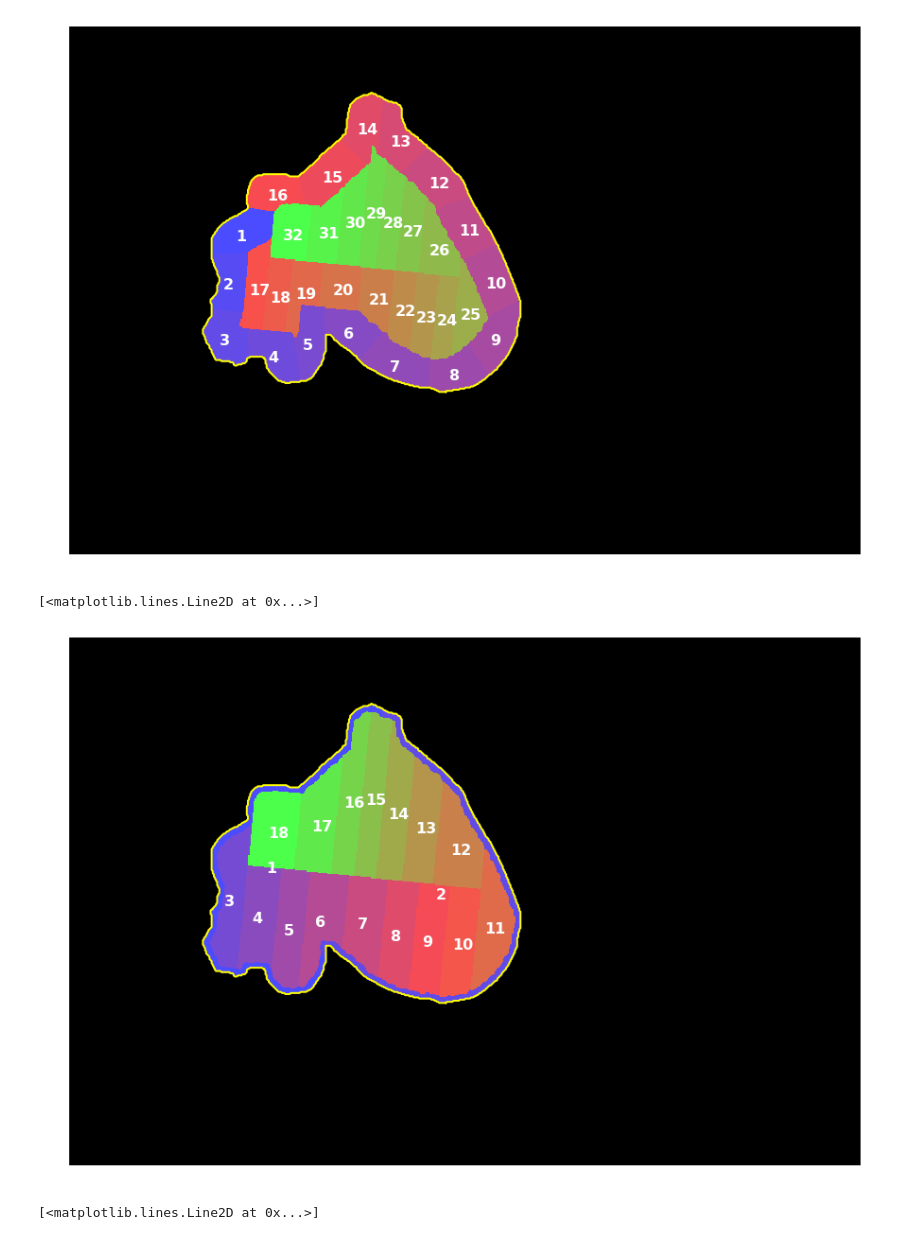
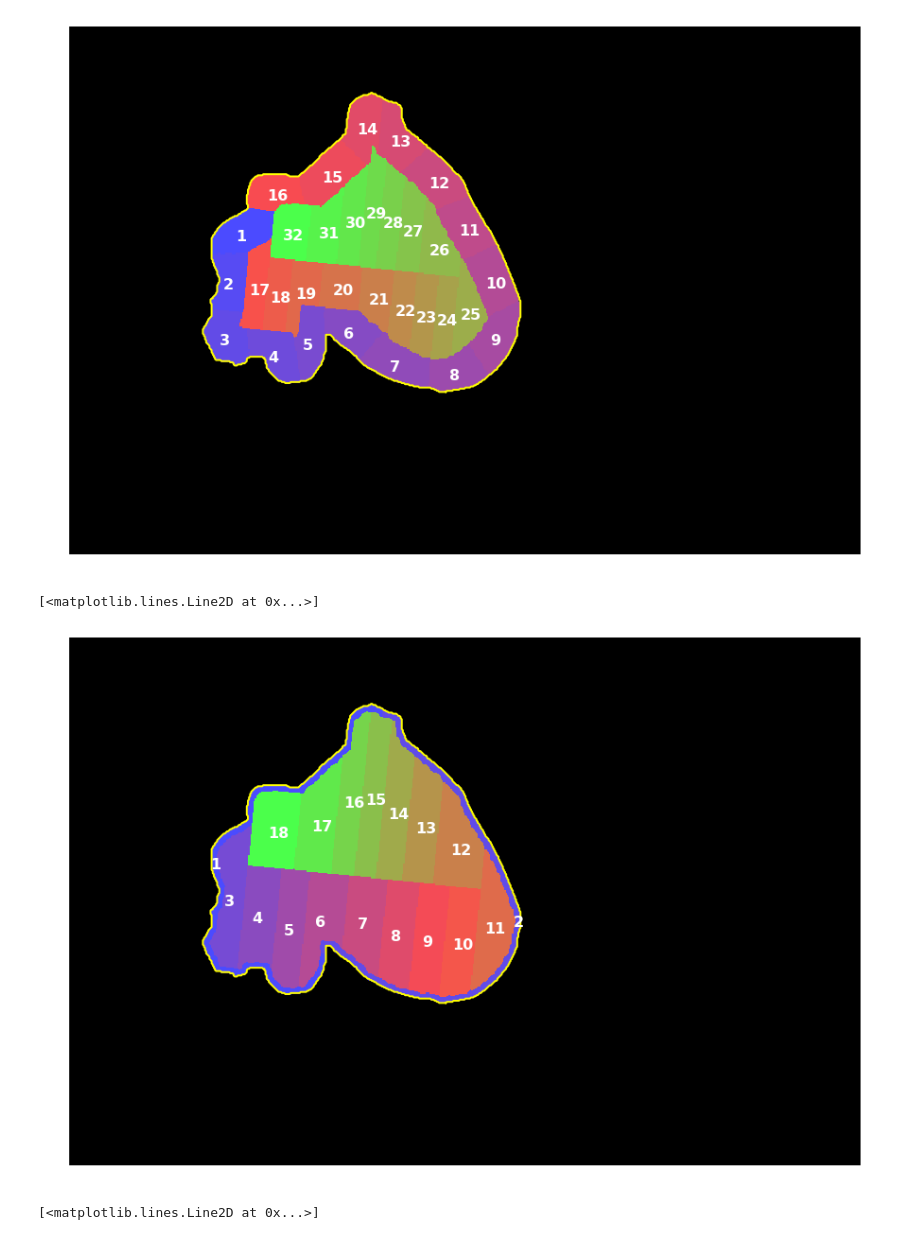
Before and after one commit to zoccoler/metroid, a Jupyter notebook: Examples/Example_MESS_Other_cells.ipynb, the cells around one changed output. Saved outputs shown, nothing was run; the diff lists cells and outputs as text; code cells hidden in the pictures.

```diff
--- a/Examples/Example_MESS_Other_cells.ipynb
+++ b/Examples/Example_MESS_Other_cells.ipynb
@@ -179,32 +179,36 @@ ax.plot(contour[:,1],contour[:,0],color='yellow',lw=2)
 # %%
 nregions = nregions2
 ncolors = nregions
 from matplotlib import cm
 from matplotlib.colors import ListedColormap
 brg = cm.get_cmap('brg', nregions)
 newcolors2 = np.tile((np.arange(0,ncolors))/(ncolors-1),nregions//(ncolors-1))
 newcolors2 = newcolors2[:nregions]
 newcolors2 = brg(newcolors2)
 black = np.array([0, 0, 0, 1])
 newcolors2 = np.insert(newcolors2,0,black,axis=0)
 newcmp2 = ListedColormap(newcolors2)
 fig, ax = plt.subplots(figsize=[15,20],nrows=1, ncols=1)
 ax.imshow(label_ROIs_2, cmap=newcmp2)
 
 cent_coord = np.zeros((nregions,2))
 fontsize=16
 for j in range(nregions):
     cent_coord[j,:] = np.rint(mes.get_centroid(ROIs_mask_2[j,:,:]))
     offset = -fontsize//2
+    if j==0:
+        cent_coord[0,:] = np.rint((min(np.where(ROIs_mask_2[0,:,:]==True)[1])+14,np.median(np.where(ROIs_mask_2[0,:,:]==True)[0])))
+    if j==1:
+        cent_coord[1,:] = np.rint((max(np.where(ROIs_mask_2[1,:,:]==True)[1]),np.median(np.where(ROIs_mask_2[1,:,:]==True)[0])))
     ax.annotate(j+1,(cent_coord[j,0],cent_coord[j,1]),xycoords='data',xytext=(offset, offset),
                 textcoords='offset points',color='white',fontsize=fontsize,weight='bold')
 ax.axis('off')
 contour = mes.build_contour(mask1)
 ax.imshow(mask1,cmap='gray',alpha=0.3)
 ax.plot(contour[:,1],contour[:,0],color='yellow',lw=2)
 # %% [output]
 [<matplotlib.lines.Line2D at 0x...>]
-[figure, old version]
+[figure, new version]
 # %%
 nregions = nregions3
 ncolors = nregions
```
Also changed, not shown: parts of 4 cells of this notebook.
